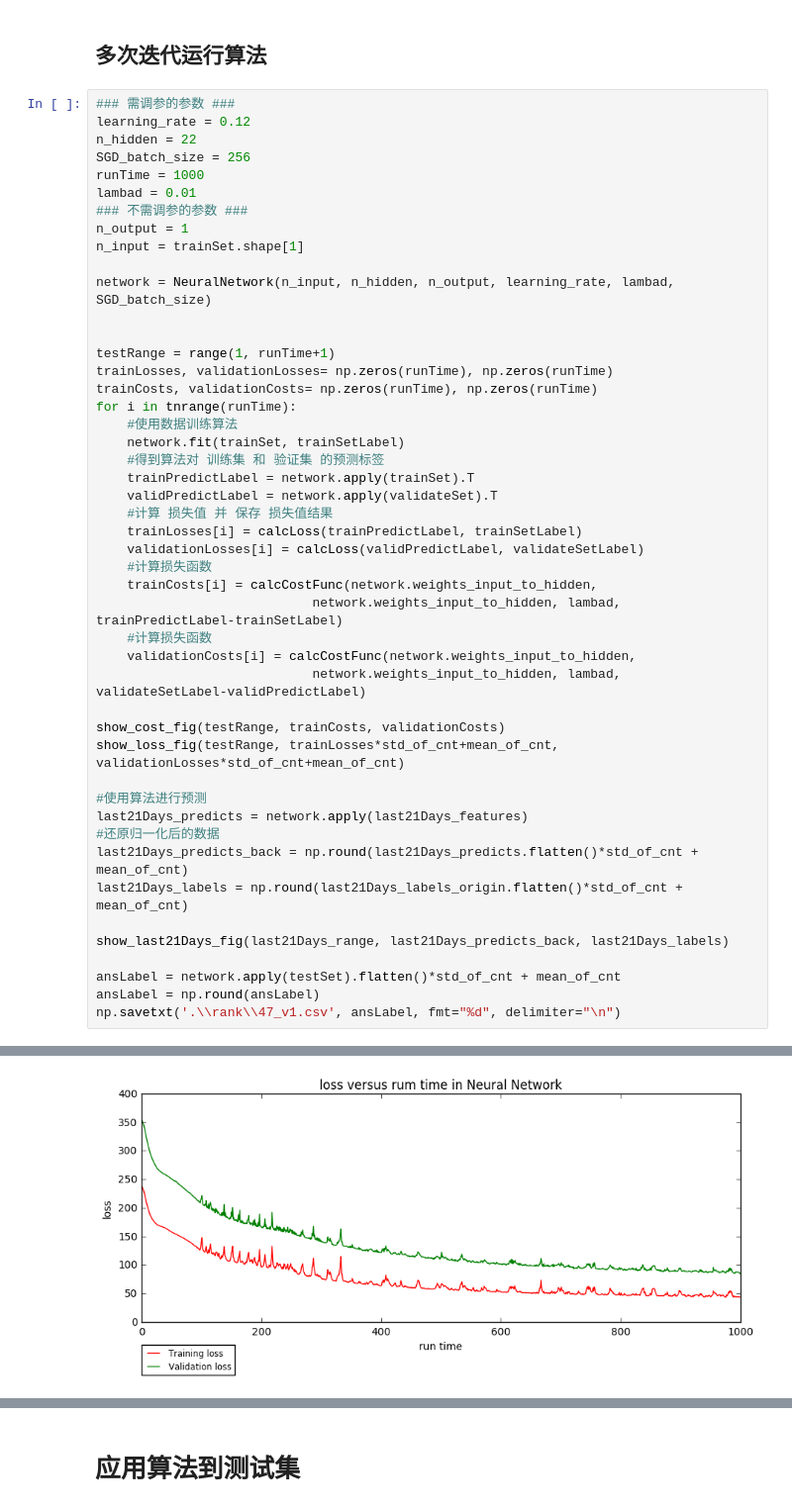
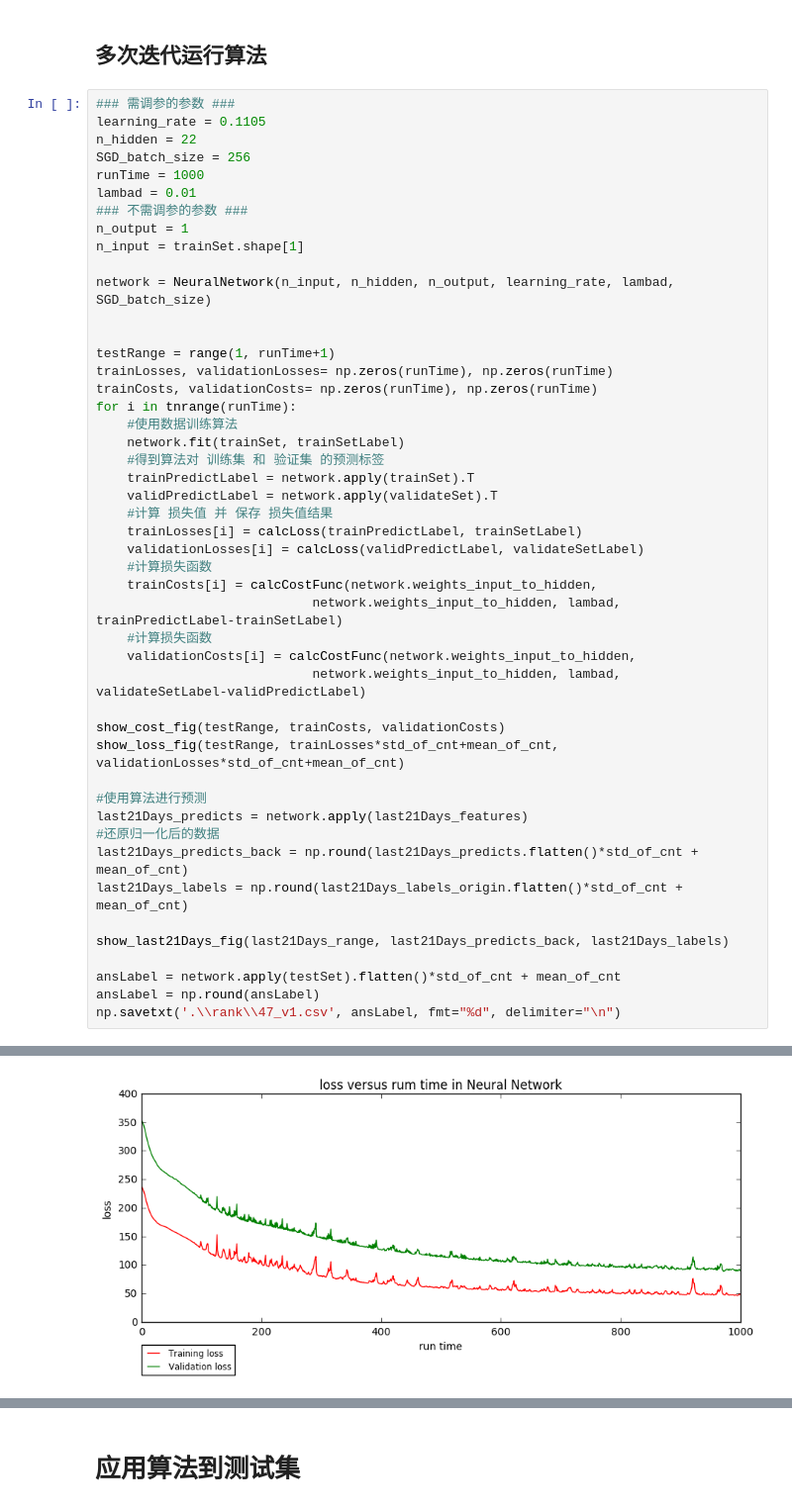
Before and after one commit to linzch3/Open-Course-Learning, a Jupyter notebook: A04.Artificial Intelligence - SYSU - RYH/Project/regression/Regression - BPNN - step 4 - with bias + regularized term - 2 hidden layer - use normalized data.ipynb, the cells around one changed output, grey strips where cells are left out. Shown at 99% size. Cells and saved outputs as stored; diff of their text form.

```diff
--- a/A04.Artificial Intelligence - SYSU - RYH/Project/regression/Regression - BPNN - step 4 - with bias + regularized term - 2 hidden layer - use normalized data.ipynb
+++ b/A04.Artificial Intelligence - SYSU - RYH/Project/regression/Regression - BPNN - step 4 - with bias + regularized term - 2 hidden layer - use normalized data.ipynb
@@ -325,7 +325,7 @@ def calcCostFunc(weight_input_to_hidden, weight_hidden_to_output, lambad, error)
 ## 多次迭代运行算法
 # %%
 ### 需调参的参数 ###
-learning_rate = 0.12
+learning_rate = 0.1105
 n_hidden = 22
 SGD_batch_size = 256
 runTime = 1000
@@ -375 +375 @@ np.savetxt('.\\rank\\47_v1.csv', ansLabel, fmt="%d", delimiter="\n")
-[figure, old version]
+[figure, new version]
```
Also changed, not shown: parts of 2 cells of this notebook, 2 other files.
